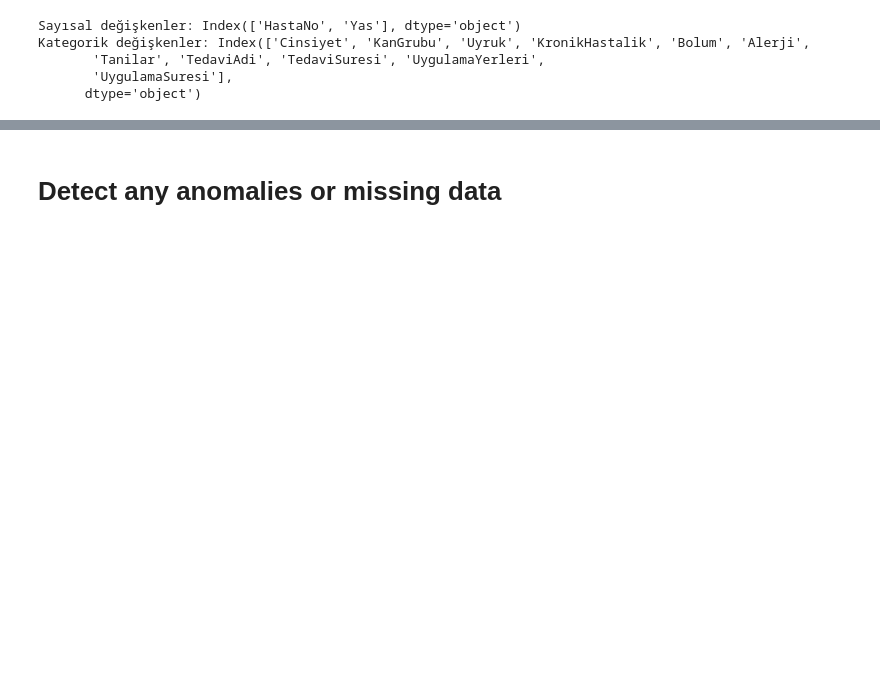
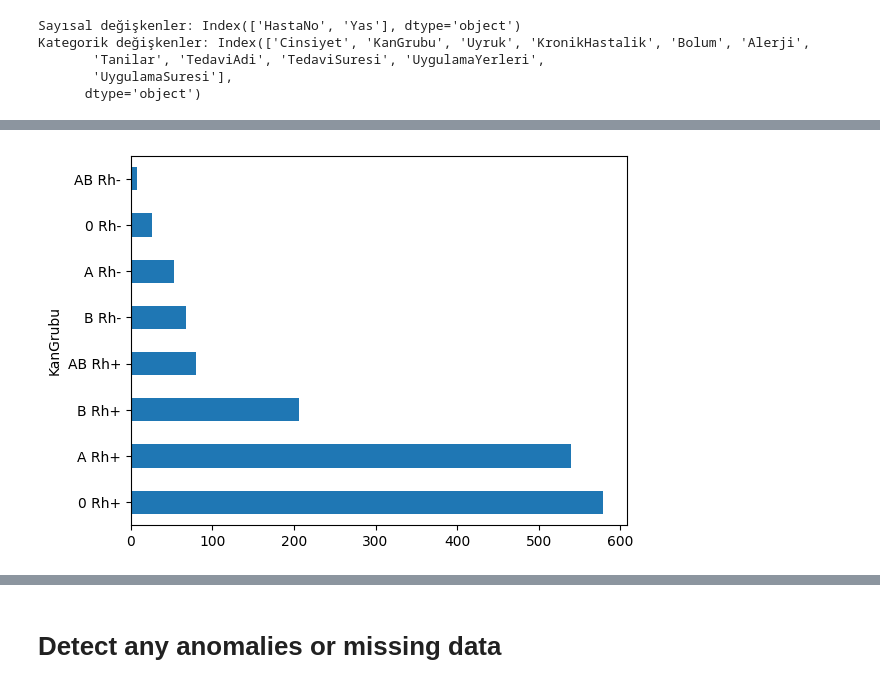
Before and after one commit to zeynepcicen/Pusula_Zeynep_Cicen, a Jupyter notebook: pusula_EDA.ipynb, the cells around one changed output, grey strips where cells are left out. Saved outputs shown, nothing was run; the diff lists cells and outputs as text; code cells hidden in the pictures; blank space fills up the shorter version.

```diff
--- a/pusula_EDA.ipynb
+++ b/pusula_EDA.ipynb
@@ -138,0 +194,4 @@ Kategorik değişkenler: Index(['Cinsiyet', 'KanGrubu', 'Uyruk', 'KronikHastalik
+# %%
+df["KanGrubu"].value_counts().plot.barh();
+# %% [output]
+[figure, added]
```
Also changed, not shown: parts of 31 cells of this notebook.
